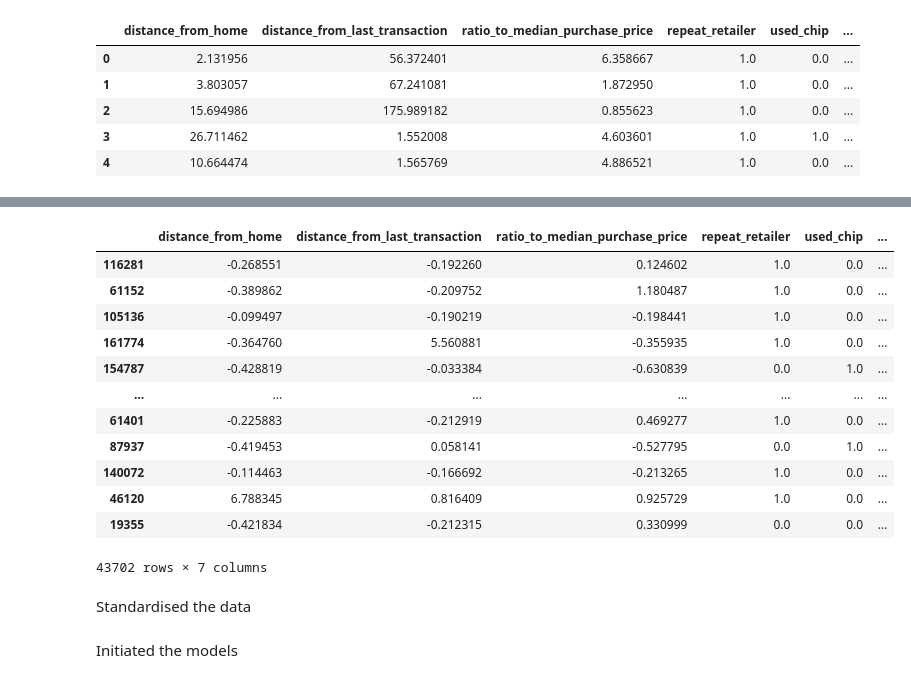
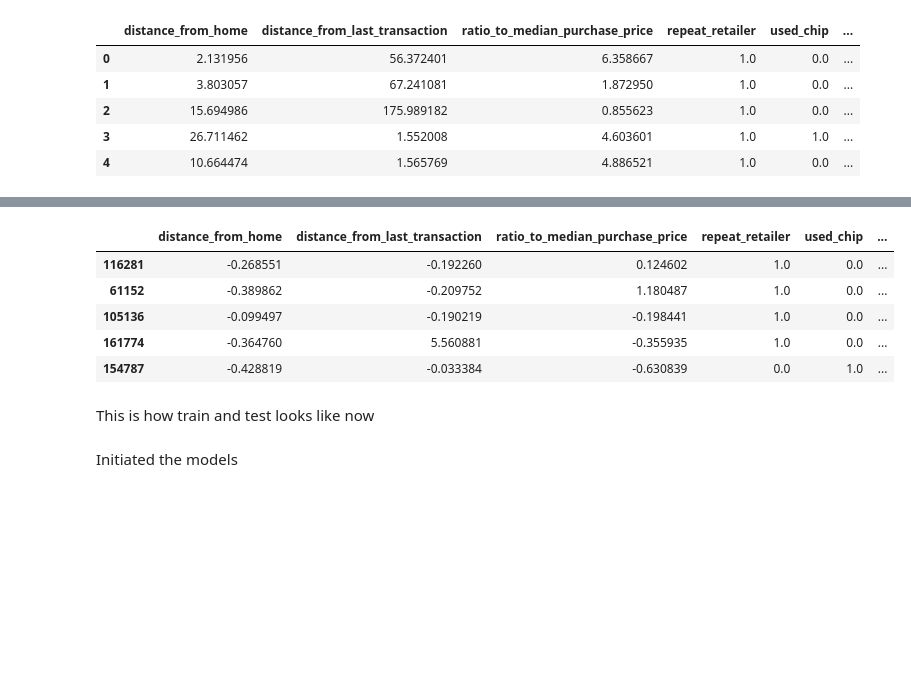
Before and after one commit to Ankourii/Fraud_prediction, a Jupyter notebook: notebooks/model.ipynb, the cells around one changed output, grey strips where cells are left out. Drawn from its saved outputs; the diff is of its cells as text; code cells hidden in the pictures; blank space fills up the shorter version.

```diff
--- a/notebooks/model.ipynb
+++ b/notebooks/model.ipynb
@@ -73,21 +78,14 @@ X_train
 # %%
-X_test
+X_test.head()
 # %% [output]
 |  | distance_from_home | distance_from_last_transaction | ratio_to_median_purchase_price | repeat_retailer | used_chip | ... |
 | 116281 | -0.268551 | -0.192260 | 0.124602 | 1.0 | 0.0 | ... |
 | 61152 | -0.389862 | -0.209752 | 1.180487 | 1.0 | 0.0 | ... |
 | 105136 | -0.099497 | -0.190219 | -0.198441 | 1.0 | 0.0 | ... |
 | 161774 | -0.364760 | 5.560881 | -0.355935 | 1.0 | 0.0 | ... |
 | 154787 | -0.428819 | -0.033384 | -0.630839 | 0.0 | 1.0 | ... |
-| ... | ... | ... | ... | ... | ... | ... |
-| 61401 | -0.225883 | -0.212919 | 0.469277 | 1.0 | 0.0 | ... |
-| 87937 | -0.419453 | 0.058141 | -0.527795 | 0.0 | 1.0 | ... |
-| 140072 | -0.114463 | -0.166692 | -0.213265 | 1.0 | 0.0 | ... |
-| 46120 | 6.788345 | 0.816409 | 0.925729 | 1.0 | 0.0 | ... |
-| 19355 | -0.421834 | -0.212315 | 0.330999 | 0.0 | 0.0 | ... |
-43702 rows × 7 columns
 # %% [markdown]
-Standardised the data
+This is how train and test looks like now
 # %%
 lr=LogisticRegression()
 rf=RandomForestClassifier()
```
Also changed, not shown: parts of 41 cells of this notebook, 2 other files.
